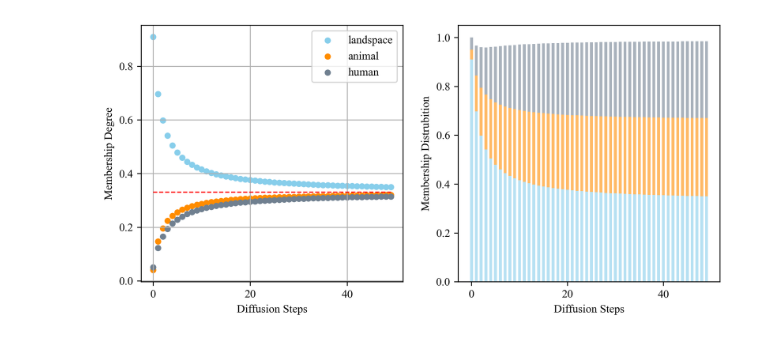
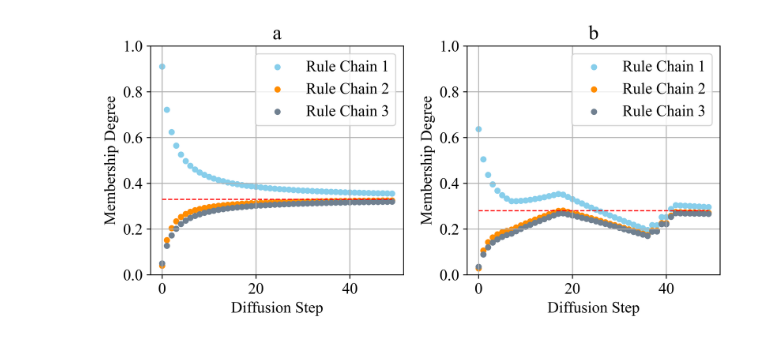
Before and after one commit to chinesebear/fuzzydiffusion, a Jupyter notebook: doc/membership.ipynb, the cells around one changed output. Drawn from its saved outputs; the diff is of its cells as text; code cells hidden in the pictures.

Commit message:
figure update

```diff
--- a/doc/membership.ipynb
+++ b/doc/membership.ipynb
@@ -9,38 +9,66 @@ import numpy as np
 # %%
 # Label=["landspace","animal","human"]
 # Color=["lightsteelblue","cornflowerblue","royalblue"]
 
 df=pd.read_csv("membershipcurve.csv")
 landspace=df['landspace'].values[:50]
 animal=df['animal'].values[:50]
 human=df['human'].values[:50]
+df2=pd.read_csv("membershipcurve2.csv")
+landspace2=df2['landspace'].values[:50]
+animal2=df2['animal'].values[:50]
+human2=df2['human'].values[:50]
+df3=pd.read_csv("membershipcurve3.csv")
+landspace3=df3['landspace'].values[:50]
+animal3=df3['animal'].values[:50]
+human3=df3['human'].values[:50]
 xlen=len(landspace)
 
-fig, axe = plt.subplots(nrows=1, ncols=2, figsize=(8, 4),dpi=300)
+fig, axe = plt.subplots(nrows=1, ncols=2, figsize=(8, 4),dpi=600)
+plt.rcParams.update({'font.size': 14})
 
 plt.subplot(1, 2, 1)
-plt.scatter(range(xlen),landspace,c="skyblue",marker='o',s=20, label='landspace')
-plt.scatter(range(xlen),animal,c="darkorange",marker='o',s=20, label='animal')
-plt.scatter(range(xlen),human,c="slategrey",marker='o',s=20, label='human')
+plt.scatter(range(xlen),landspace2,c="skyblue",marker='o',s=20, label='Rule Chain 1')
+plt.scatter(range(xlen),animal2,c="darkorange",marker='o',s=20, label='Rule Chain 2')
+plt.scatter(range(xlen),human2,c="slategrey",marker='o',s=20, label='Rule Chain 3')
 plt.plot(range(xlen), 0.33*np.ones(xlen),c="red",linestyle='--',linewidth=1.0)
-plt.xlabel("Diffusion Steps")
+plt.ylim(0,1)
+plt.title("a",fontsize=18)
+plt.xlabel("Diffusion Step")
 plt.ylabel("Membership Degree")
+# plt.xticks([0,10,20,30,40,50],['50', '40', '30', '20', '10', '0'])
 plt.grid()
 plt.legend()
 
+# plt.subplot(2, 2, 3)
+# plt.bar(range(xlen),landspace2, color="skyblue", label='landspace', alpha=0.6, width=0.6)
+# plt.bar(range(xlen), animal2, color="darkorange", label='animal', alpha=0.6, width=0.6, bottom=landspace2)
+# plt.bar(range(xlen), human2, color="slategrey", label='human', alpha=0.6, width=0.6, bottom=landspace2+animal2)
+# plt.xlabel("Diffusion Steps")
+# plt.ylabel("Membership Distrubition")
+# plt.ylim(0,1)
+# plt.grid()
+# # plt.legend(ncols=3, loc='upper center',fontsize=12)
+
 plt.subplot(1, 2, 2)
-plt.bar(range(xlen),landspace, color="skyblue", label='landspace', alpha=0.6, width=0.6)
-plt.bar(range(xlen), animal, color="darkorange", label='animal', alpha=0.6, width=0.6, bottom=landspace)
-plt.bar(range(xlen), human, color="slategrey", label='human', alpha=0.6, width=0.6, bottom=landspace+animal)
-plt.xlabel("Diffusion Steps")
-plt.ylabel("Membership Distrubition")
-# plt.grid()
-# plt.legend()
+plt.scatter(range(xlen),landspace3,c="skyblue",marker='o',s=20, label='Rule Chain 1')
+# plt.plot(range(xlen),landspace3,c="skyblue")
+plt.scatter(range(xlen),animal3,c="darkorange",marker='o',s=20, label='Rule Chain 2')
+# plt.plot(range(xlen),animal3,c="darkorange")
+plt.scatter(range(xlen),human3,c="slategrey",marker='o',s=20, label='Rule Chain 3')
+# plt.plot(range(xlen),human3,c="slategrey")
+plt.plot(range(xlen), 0.28*np.ones(xlen),c="red",linestyle='--',linewidth=1.0)
+plt.title("b",fontsize=18)
+plt.xlabel("Diffusion Step")
+plt.ylabel("Membership Degree")
+plt.ylim(0,1)
+# plt.xticks([0,10,20,30,40,50],['50', '40', '30', '20', '10', '0'])
+plt.grid()
+plt.legend()
 
-plt.rcParams.update({'font.size': 15})
 fig.tight_layout()#调整整体空白
-plt.savefig("figure.membership.svg", format = "svg")
-plt.savefig("figure.membership.jpg", format = "jpg")
+plt.savefig("figure.membership.svg", format = "svg", transparent=True)
+plt.savefig("figure.membership.jpg", format = "jpg", transparent=True,dpi=600)
 plt.show()
 # %% [output]
-[figure, old version]
+[figure, new version]
```
Also changed, not shown: 24 other files.
